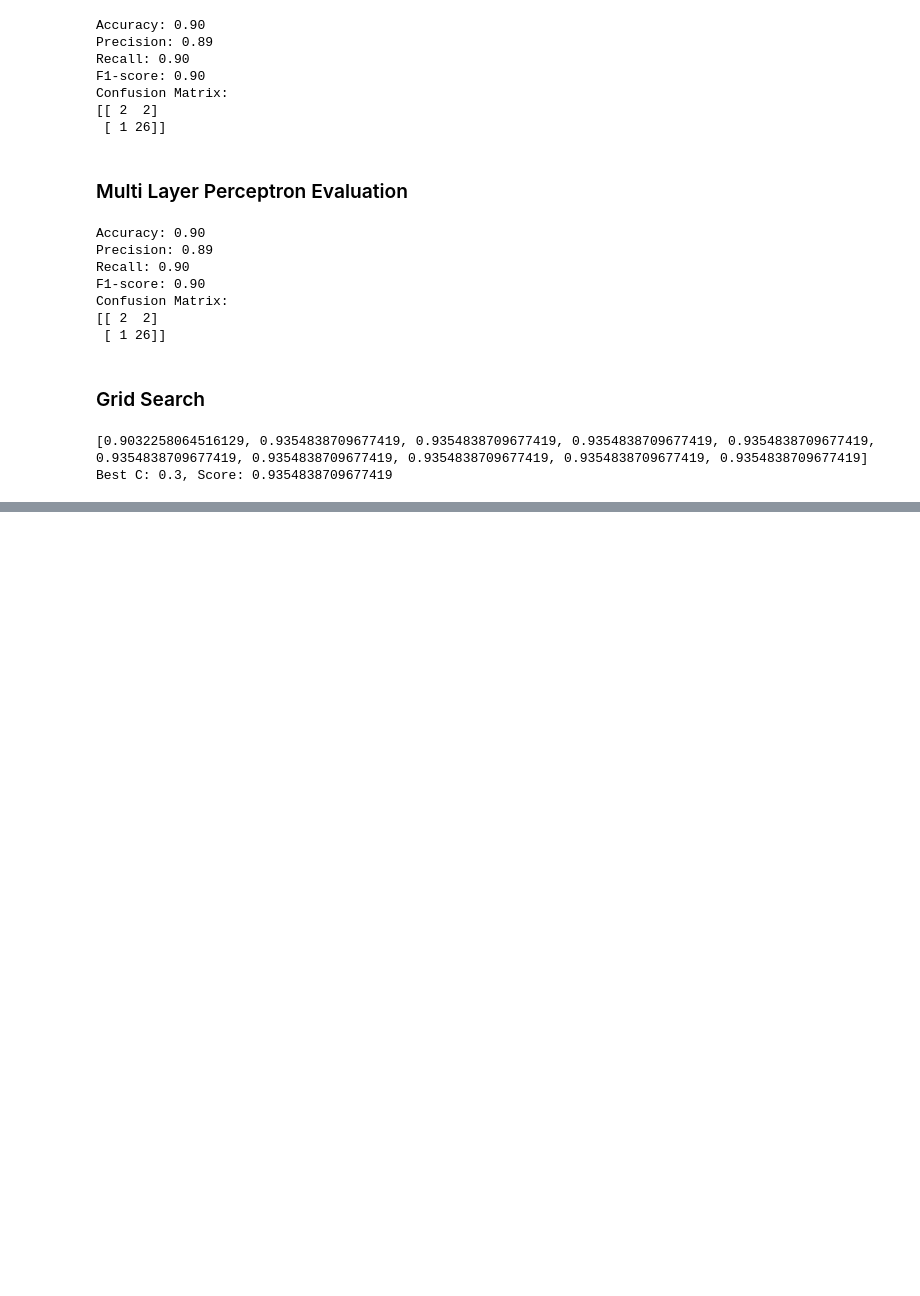
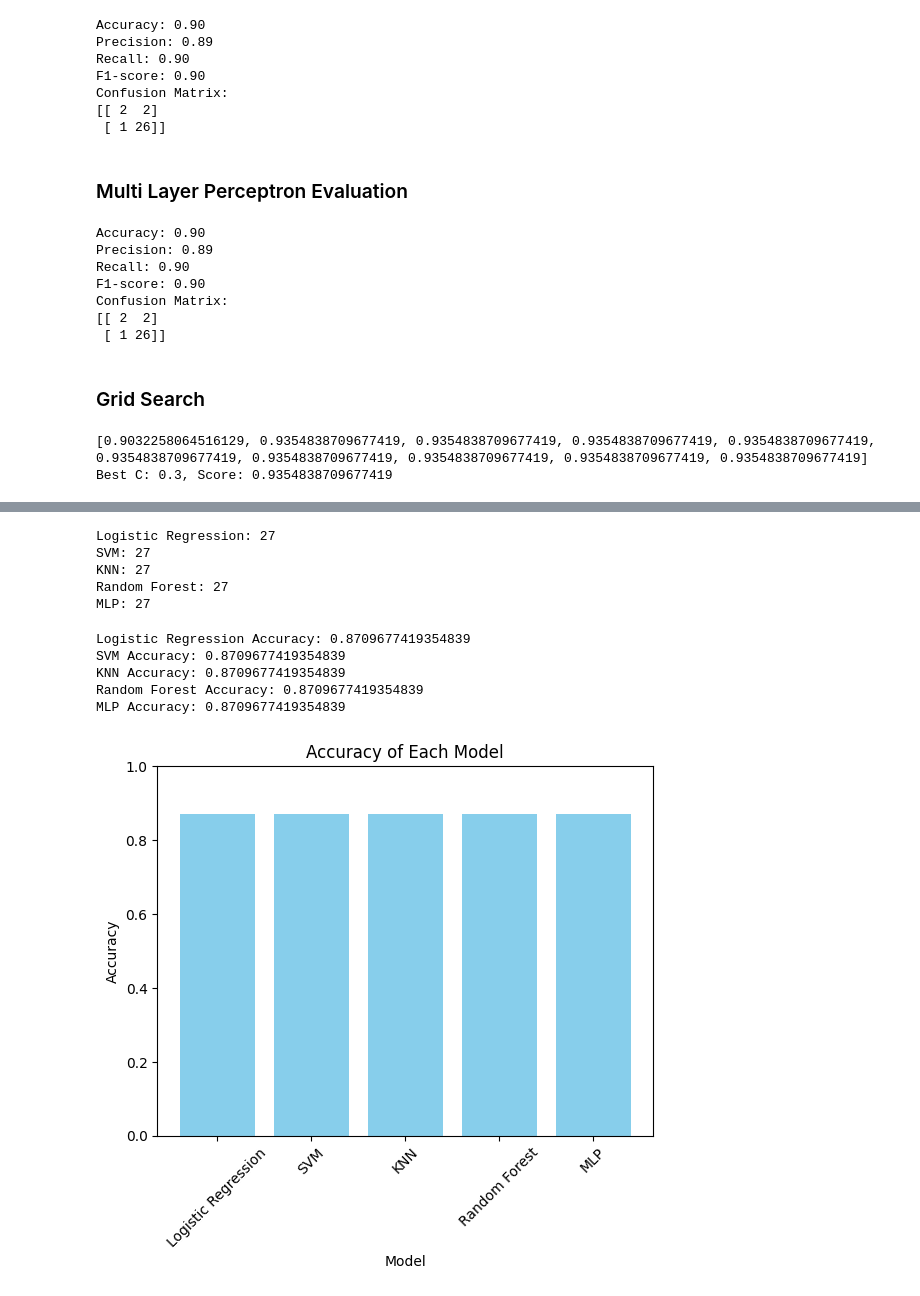
Before and after one commit to rBarnett3940/LungCancerDataScience, a Jupyter notebook: LungCancerDataScience.ipynb, the cells around one changed output, grey strips where cells are left out. Drawn from its saved outputs; the diff is of its cells as text; code cells hidden in the pictures; blank space fills up the shorter version.

Commit message:
Predictive Analysis Updates

```diff
--- a/LungCancerDataScience.ipynb
+++ b/LungCancerDataScience.ipynb
@@ -1207,0 +1216,33 @@ Best C: 0.3, Score: 0.9354838709677419
+# %%
+
+x_test = test_df.drop(columns=['LUNG_CANCER_ENCODED'])
+y_test = test_df['LUNG_CANCER_ENCODED']
+# %%
+# Make predictions using trained models
+logistic_regression_pred = log_model.predict(x_test)
+svm_pred = svm_model.predict(x_test)
+knn_pred = knn_model.predict(x_test)
+rf_pred = rf_model.predict(x_test)
+mlp_pred = mlp_model.predict(x_test)
+# %%
+# Count correct predictions for each model
+logistic_regression_correct = (logistic_regression_pred == y_test).sum()
+svm_correct = (svm_pred == y_test).sum()
+knn_correct = (knn_pred == y_test).sum()
+rf_correct = (rf_pred == y_test).sum()
+mlp_correct = (mlp_pred == y_test).sum()
+
+
+
+# Print the number of correct predictions for each model
+print("Logistic Regression:", logistic_regression_correct)
+print("SVM:", svm_correct)
+print("KNN:", knn_correct)
+print("Random Forest:", rf_correct)
+print("MLP:", mlp_correct)
+# %% [output]
+Logistic Regression: 27
+SVM: 27
+KNN: 27
+Random Forest: 27
+MLP: 27
@@ -1207,0 +1263,38 @@ Best C: 0.3, Score: 0.9354838709677419
+# %%
+from sklearn.metrics import accuracy_score
+# Calculate accuracy for each model
+logistic_regression_accuracy = accuracy_score(y_test, logistic_regression_pred)
+svm_accuracy = accuracy_score(y_test, svm_pred)
+knn_accuracy = accuracy_score(y_test, knn_pred)
+rf_accuracy = accuracy_score(y_test, rf_pred)
+mlp_accuracy = accuracy_score(y_test, mlp_pred)
+
+# Print accuracy for each model
+print("Logistic Regression Accuracy:", logistic_regression_accuracy)
+print("SVM Accuracy:", svm_accuracy)
+print("KNN Accuracy:", knn_accuracy)
+print("Random Forest Accuracy:", rf_accuracy)
+print("MLP Accuracy:", mlp_accuracy)
+# %% [output]
+Logistic Regression Accuracy: 0.8709677419354839
+SVM Accuracy: 0.8709677419354839
+KNN Accuracy: 0.8709677419354839
+Random Forest Accuracy: 0.8709677419354839
+MLP Accuracy: 0.8709677419354839
+# %%
+# Model names
+model_names = ['Logistic Regression', 'SVM', 'KNN', 'Random Forest', 'MLP']
+
+# Accuracy scores
+accuracy_scores = [logistic_regression_accuracy, svm_accuracy, knn_accuracy, rf_accuracy, mlp_accuracy]
+
+# Create bar plot
+plt.bar(model_names, accuracy_scores, color='skyblue')
+plt.xlabel('Model')
+plt.ylabel('Accuracy')
+plt.title('Accuracy of Each Model')
+plt.xticks(rotation=45)
+plt.ylim(0, 1)  # Set y-axis limit from 0 to 1
+plt.show()
+# %% [output]
+[figure, added]
```
Also changed, not shown: parts of 9 cells of this notebook.
